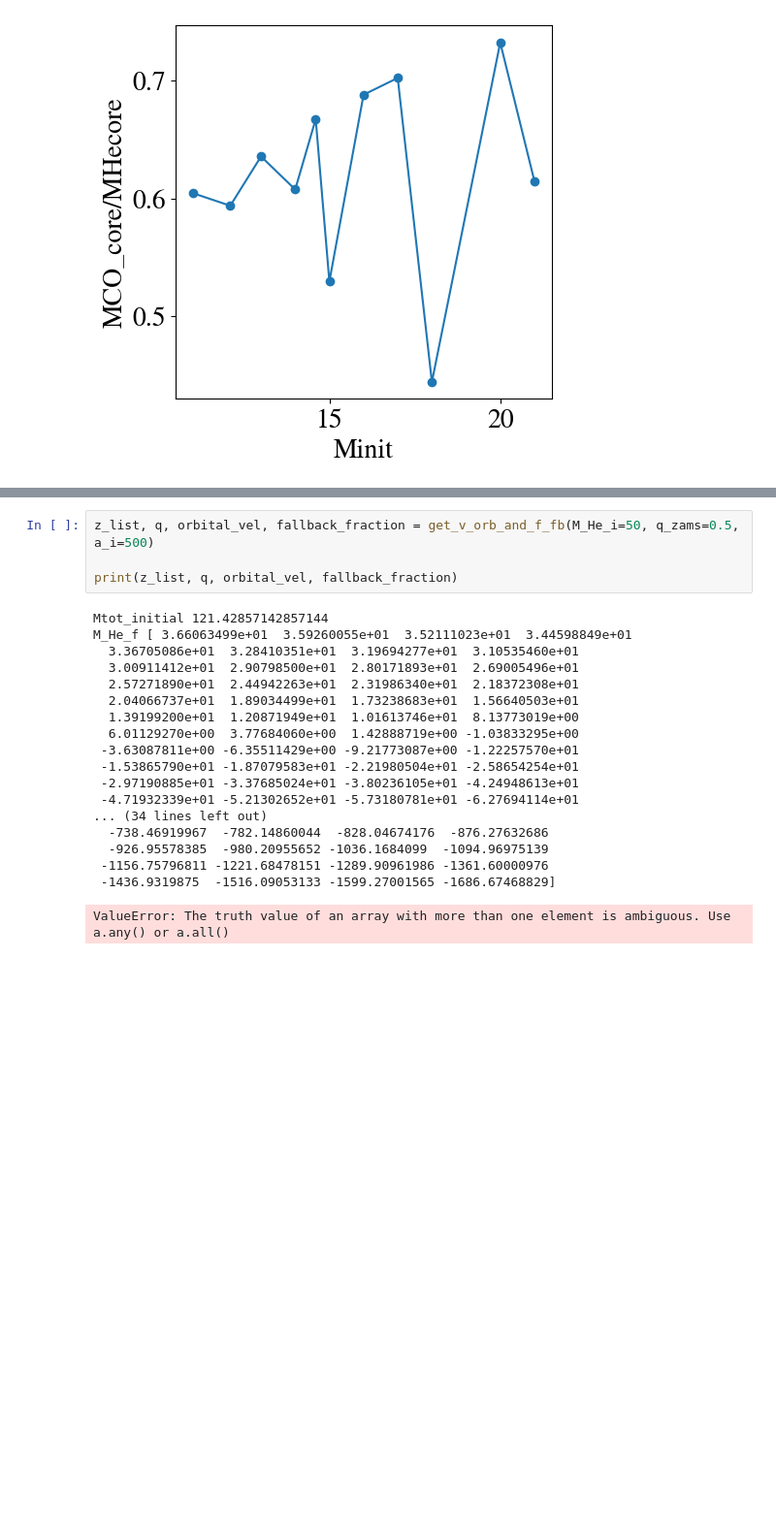
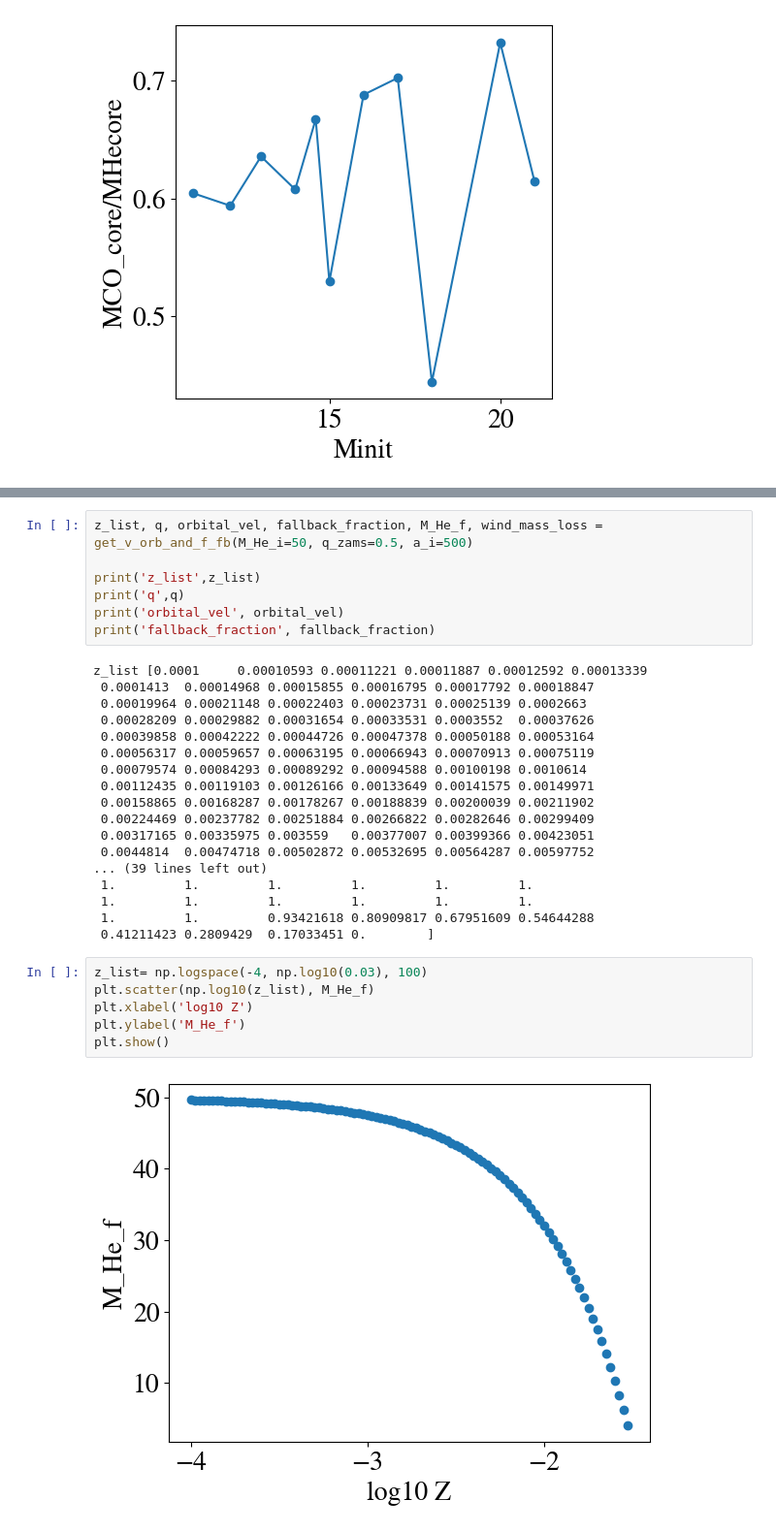
Before and after one commit to LiekeVanSon/ZdependentFormEff, a Jupyter notebook: code/Vorb_vs_Vkick.ipynb, the cells around one changed output, grey strips where cells are left out. Shown at 97% size. Saved outputs shown, nothing was run; the diff lists cells and outputs as text; blank space fills up the shorter version.

```diff
--- a/code/Vorb_vs_Vkick.ipynb
+++ b/code/Vorb_vs_Vkick.ipynb
@@ -631,26 +684,36 @@ def get_v_orb_and_f_fb(M_He_i=20, q_zams=0.7, a_i=1000,
 # %%
-z_list, q, orbital_vel, fallback_fraction = get_v_orb_and_f_fb(M_He_i=50, q_zams=0.5, a_i=500)
+z_list, q, orbital_vel, fallback_fraction, M_He_f, wind_mass_loss = get_v_orb_and_f_fb(M_He_i=50, q_zams=0.5, a_i=500)
 
-print(z_list, q, orbital_vel, fallback_fraction)
+print('z_list',z_list)
+print('q',q)
+print('orbital_vel', orbital_vel)
+print('fallback_fraction', fallback_fraction)
 # %% [output]
-Mtot_initial 121.42857142857144
-M_He_f [ 3.66063499e+01  3.59260055e+01  3.52111023e+01  3.44598849e+01
-  3.36705086e+01  3.28410351e+01  3.19694277e+01  3.10535460e+01
-  3.00911412e+01  2.90798500e+01  2.80171893e+01  2.69005496e+01
-  2.57271890e+01  2.44942263e+01  2.31986340e+01  2.18372308e+01
-  2.04066737e+01  1.89034499e+01  1.73238683e+01  1.56640503e+01
-  1.39199200e+01  1.20871949e+01  1.01613746e+01  8.13773019e+00
-  6.01129270e+00  3.77684060e+00  1.42888719e+00 -1.03833295e+00
- -3.63087811e+00 -6.35511429e+00 -9.21773087e+00 -1.22257570e+01
- -1.53865790e+01 -1.87079583e+01 -2.21980504e+01 -2.58654254e+01
- -2.97190885e+01 -3.37685024e+01 -3.80236105e+01 -4.24948613e+01
- -4.71932339e+01 -5.21302652e+01 -5.73180781e+01 -6.27694114e+01
-... (34 lines left out)
-  -738.46919967  -782.14860044  -828.04674176  -876.27632686
-  -926.95578385  -980.20955652 -1036.1684099  -1094.96975139
- -1156.75796811 -1221.68478151 -1289.90961986 -1361.60000976
- -1436.9319875  -1516.09053133 -1599.27001565 -1686.67468829]
+z_list [0.0001     0.00010593 0.00011221 0.00011887 0.00012592 0.00013339
+ 0.0001413  0.00014968 0.00015855 0.00016795 0.00017792 0.00018847
+ 0.00019964 0.00021148 0.00022403 0.00023731 0.00025139 0.0002663
+ 0.00028209 0.00029882 0.00031654 0.00033531 0.0003552  0.00037626
+ 0.00039858 0.00042222 0.00044726 0.00047378 0.00050188 0.00053164
+ 0.00056317 0.00059657 0.00063195 0.00066943 0.00070913 0.00075119
+ 0.00079574 0.00084293 0.00089292 0.00094588 0.00100198 0.0010614
+ 0.00112435 0.00119103 0.00126166 0.00133649 0.00141575 0.00149971
+ 0.00158865 0.00168287 0.00178267 0.00188839 0.00200039 0.00211902
+ 0.00224469 0.00237782 0.00251884 0.00266822 0.00282646 0.00299409
+ 0.00317165 0.00335975 0.003559   0.00377007 0.00399366 0.00423051
+ 0.0044814  0.00474718 0.00502872 0.00532695 0.00564287 0.00597752
+... (39 lines left out)
+ 1.         1.         1.         1.         1.         1.
+ 1.         1.         1.         1.         1.         1.
+ 1.         1.         0.93421618 0.80909817 0.67951609 0.54644288
+ 0.41211423 0.2809429  0.17033451 0.        ]
-ValueError: The truth value of an array with more than one element is ambiguous. Use a.any() or a.all()
+# %%
+z_list= np.logspace(-4, np.log10(0.03), 100)
+plt.scatter(np.log10(z_list), M_He_f)
+plt.xlabel('log10 Z')
+plt.ylabel('M_He_f')
+plt.show()
+# %% [output]
+[figure, added]
 # %%
 ####################################
 # Define a few parameters
```
Also changed, not shown: parts of 4 cells of this notebook.
